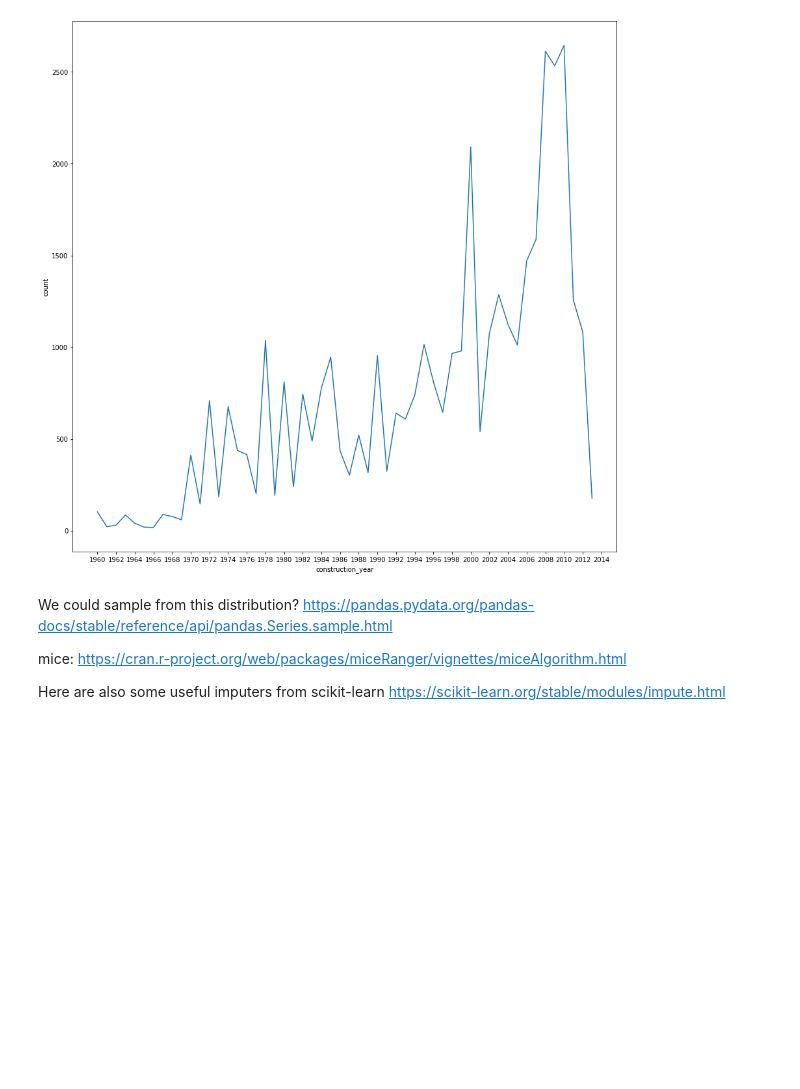
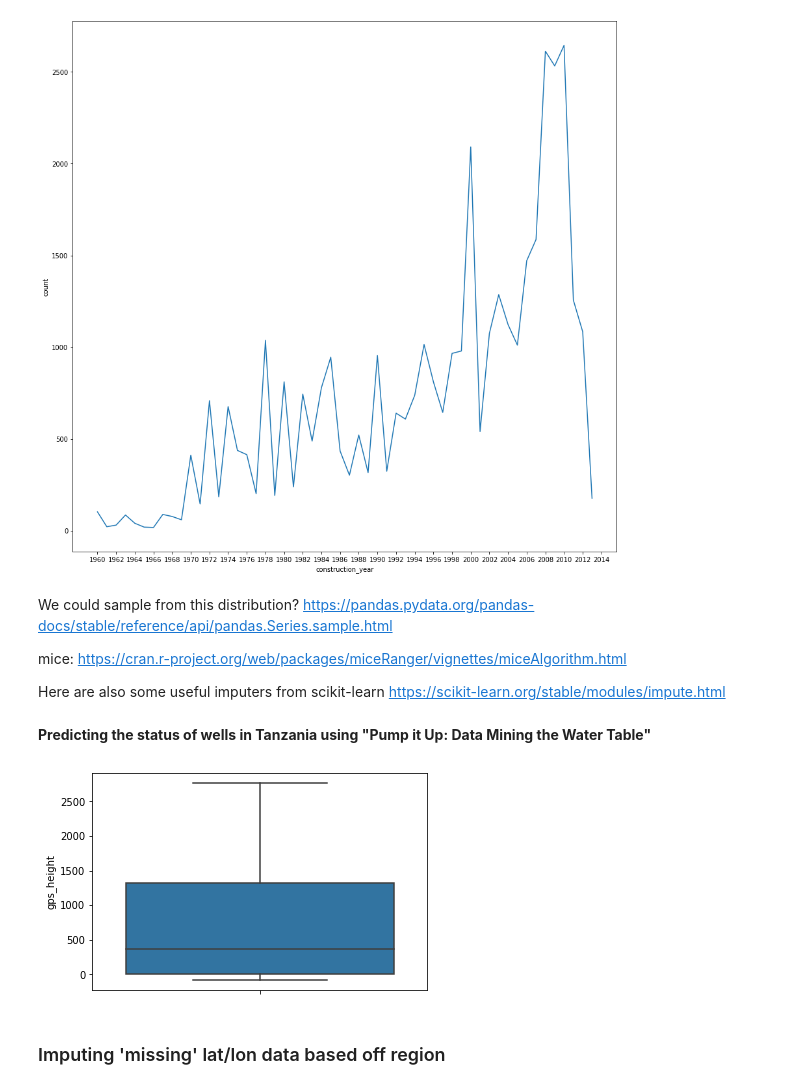
Before and after one commit to JasonErwin/dma-project, a Jupyter notebook: testing-notebooks/EDA.ipynb, the cells around one changed output. Saved outputs shown, nothing was run; the diff lists cells and outputs as text; code cells hidden in the pictures; blank space fills up the shorter version.

```diff
--- a/testing-notebooks/EDA.ipynb
+++ b/testing-notebooks/EDA.ipynb
@@ -175,3 +175,12 @@ We could sample from this distribution? https://pandas.pydata.org/pandas-docs/st
 mice: https://cran.r-project.org/web/packages/miceRanger/vignettes/miceAlgorithm.html
 
 Here are also some useful imputers from scikit-learn https://scikit-learn.org/stable/modules/impute.html
+# %% [markdown]
+**Predicting the status of wells in Tanzania using "Pump it Up: Data Mining the Water Table"**
+# %%
+sns.boxplot(data=df, y='gps_height')
+plt.show()
+# %% [output]
+[figure, added]
+# %% [markdown]
+### Imputing 'missing' lat/lon data based off region
```
Also changed, not shown: parts of 9 cells of this notebook, 1 other file.
